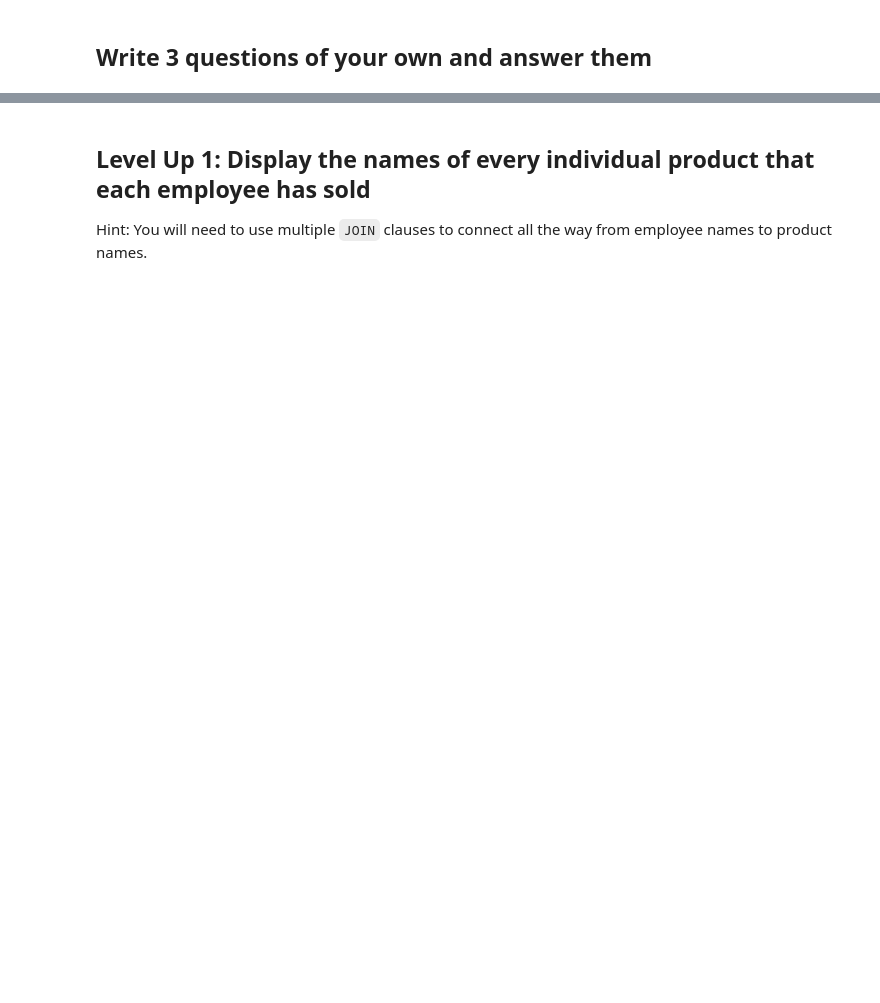
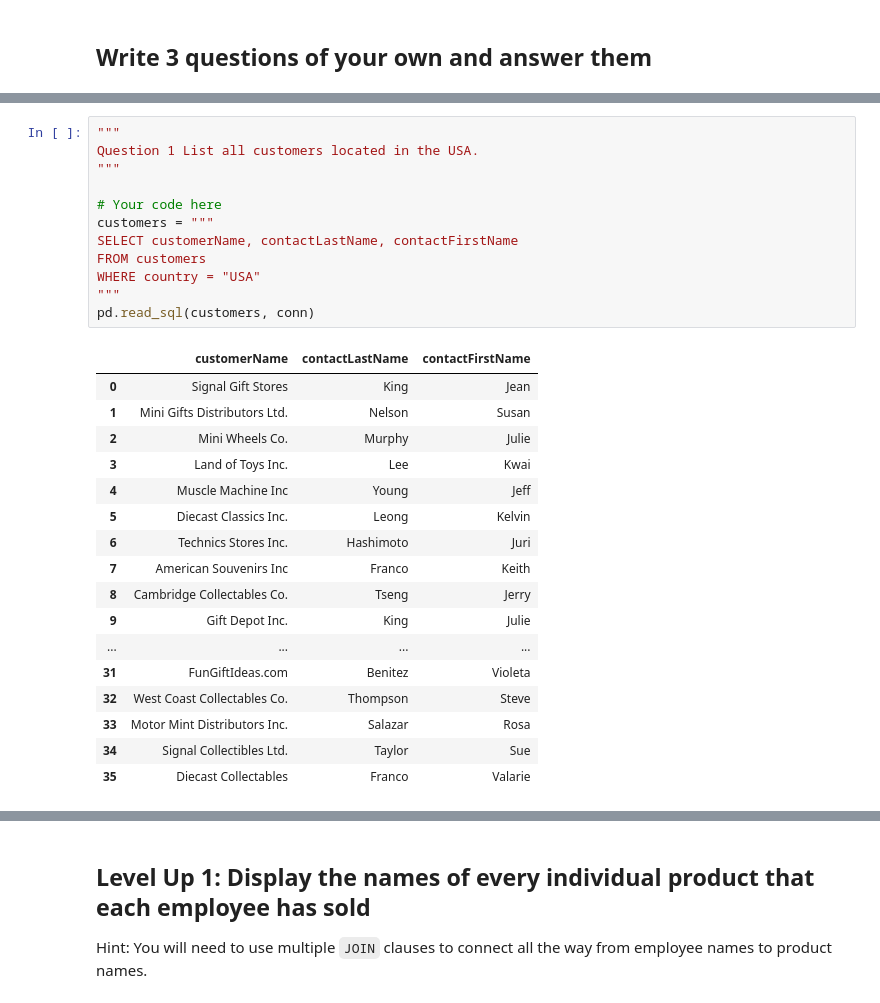
Before and after one commit to DebbieMOmondi/dsc-join-statements-lab, a Jupyter notebook: index.ipynb, the cells around one changed output, grey strips where cells are left out. Cells and saved outputs as stored; diff of their text form; blank space fills up the shorter version.

```diff
--- a/index.ipynb
+++ b/index.ipynb
@@ -93,0 +103,30 @@ Question 3
+# %%
+"""
+Question 1 List all customers located in the USA.
+"""
+
+# Your code here
+customers = """
+SELECT customerName, contactLastName, contactFirstName
+FROM customers
+WHERE country = "USA"
+"""
+pd.read_sql(customers, conn)
+# %% [output]
+|  | customerName | contactLastName | contactFirstName |
+| 0 | Signal Gift Stores | King | Jean |
+| 1 | Mini Gifts Distributors Ltd. | Nelson | Susan |
+| 2 | Mini Wheels Co. | Murphy | Julie |
+| 3 | Land of Toys Inc. | Lee | Kwai |
+| 4 | Muscle Machine Inc | Young | Jeff |
+| 5 | Diecast Classics Inc. | Leong | Kelvin |
+| 6 | Technics Stores Inc. | Hashimoto | Juri |
+| 7 | American Souvenirs Inc | Franco | Keith |
+| 8 | Cambridge Collectables Co. | Tseng | Jerry |
+| 9 | Gift Depot Inc. | King | Julie |
+| ... | ... | ... | ... |
+| 31 | FunGiftIdeas.com | Benitez | Violeta |
+| 32 | West Coast Collectables Co. | Thompson | Steve |
+| 33 | Motor Mint Distributors Inc. | Salazar | Rosa |
+| 34 | Signal Collectibles Ltd. | Taylor | Sue |
+| 35 | Diecast Collectables | Franco | Valarie |
```
Also changed, not shown: parts of 22 cells of this notebook.
